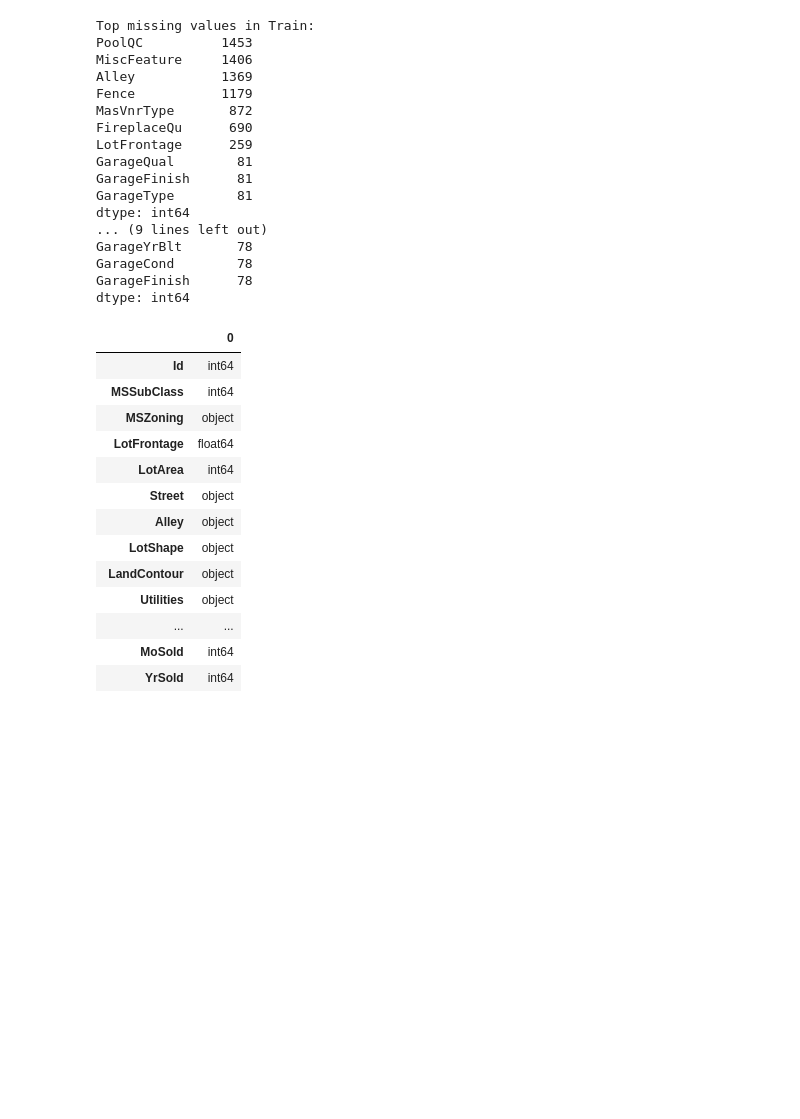
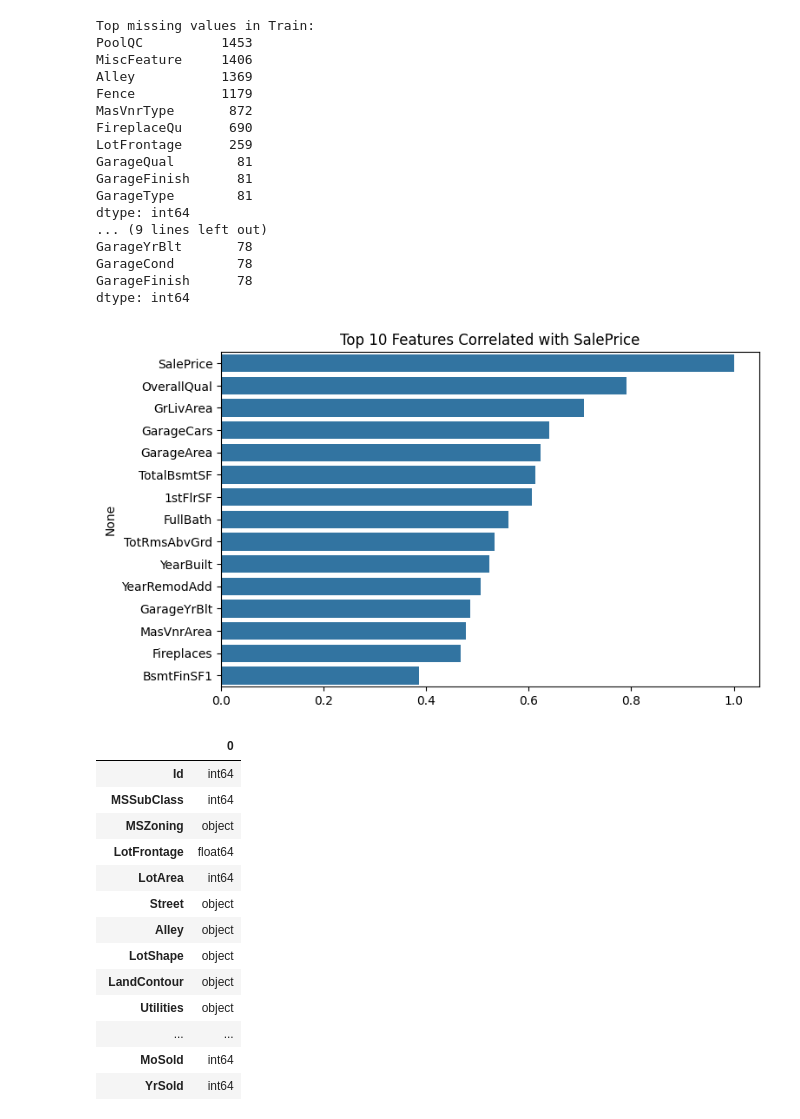
Before and after one commit to ta7er-Alalfi/House_Price_Prediction_T7, a Jupyter notebook: House_Price_Prediction_t7.ipynb, the cells around one changed output. Cells and saved outputs as stored; diff of their text form; code cells hidden in the pictures; blank space fills up the shorter version.

```diff
--- a/House_Price_Prediction_t7.ipynb
+++ b/House_Price_Prediction_t7.ipynb
@@ -95,6 +95,17 @@ GarageYrBlt       78
 GarageCond        78
 GarageFinish      78
 dtype: int64
+# %%
+numeric_df =train_df.select_dtypes(include=np.number)
+corr = numeric_df.corr()
+top_corr_features = corr['SalePrice'].sort_values(ascending=False).head(15)
+
+plt.figure(figsize=(8,5))
+sns.barplot(x=top_corr_features.values, y=top_corr_features.index)
+plt.title("Top 10 Features Correlated with SalePrice")
+plt.show()
+# %% [output]
+[figure, added]
 # %%
 train_df.dtypes
 # %% [output]
```
Also changed, not shown: parts of 1 cell of this notebook.
